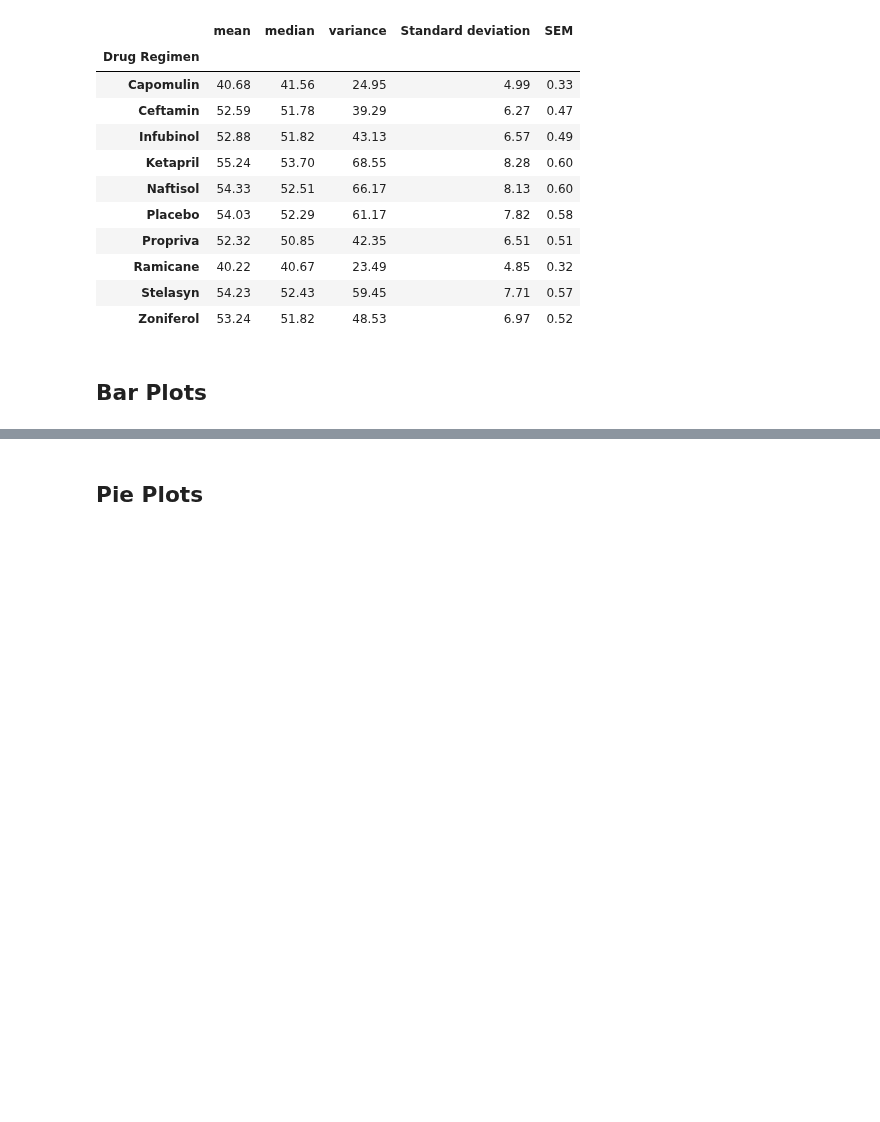
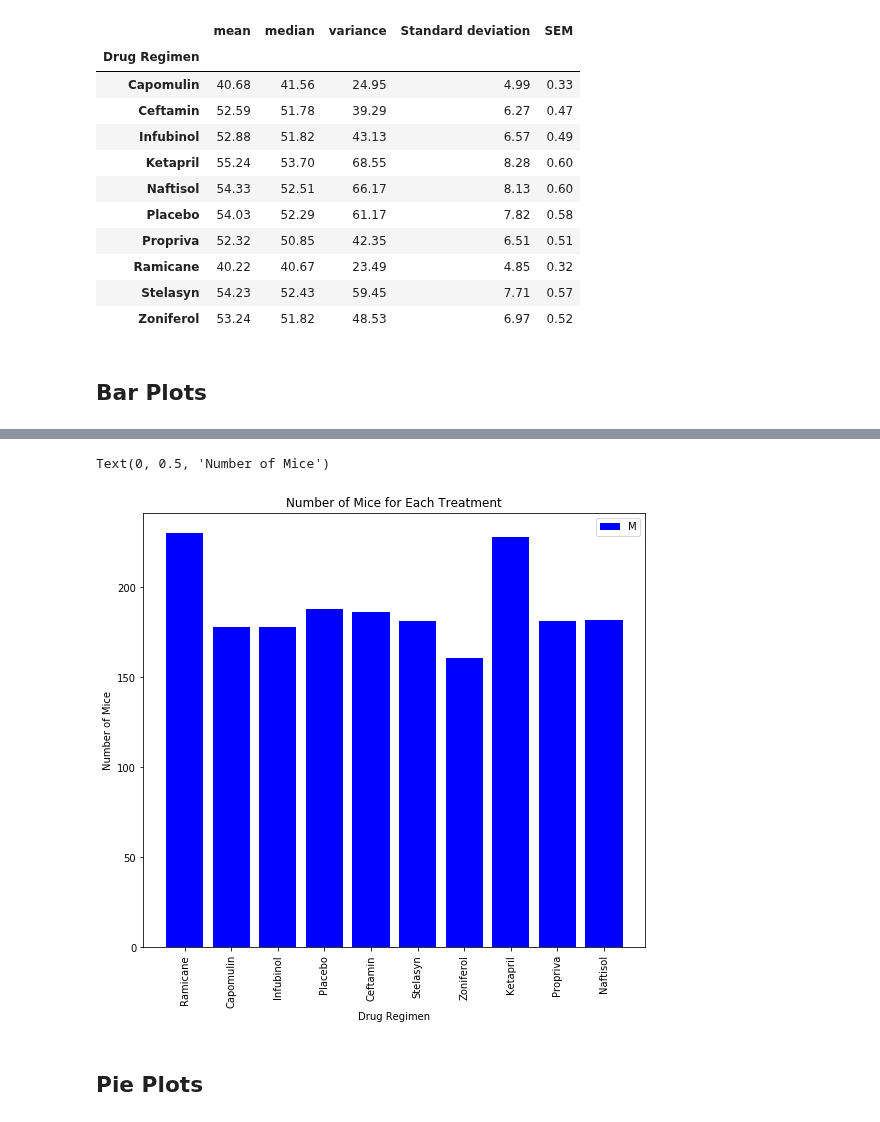
Before and after one commit to olivesun1213/Matplotlib, a Jupyter notebook: Unit 05 - Matplotlib_Homework_Instructions_Pymaceuticals_pymaceuticals_starter.ipynb, the cells around one changed output, grey strips where cells are left out. Saved outputs shown, nothing was run; the diff lists cells and outputs as text; code cells hidden in the pictures; blank space fills up the shorter version.

```diff
--- a/Unit 05 - Matplotlib_Homework_Instructions_Pymaceuticals_pymaceuticals_starter.ipynb
+++ b/Unit 05 - Matplotlib_Homework_Instructions_Pymaceuticals_pymaceuticals_starter.ipynb
@@ -249,5 +247,4 @@ plt.legend("Mouse ID")
 plt.title("Number of Mice for Each Treatment")
 plt.xlabel("Drug Regimen")
 plt.ylabel("Number of Mice")
-plt.tight_layout()
 # %% [output]
@@ -256,3 +251,5 @@ plt.tight_layout()
+Text(0, 0.5, 'Number of Mice')
+[figure, added]
 # %% [markdown]
 ## Pie Plots
 # %%
```
Also changed, not shown: parts of 9 cells of this notebook, 1 other file.
